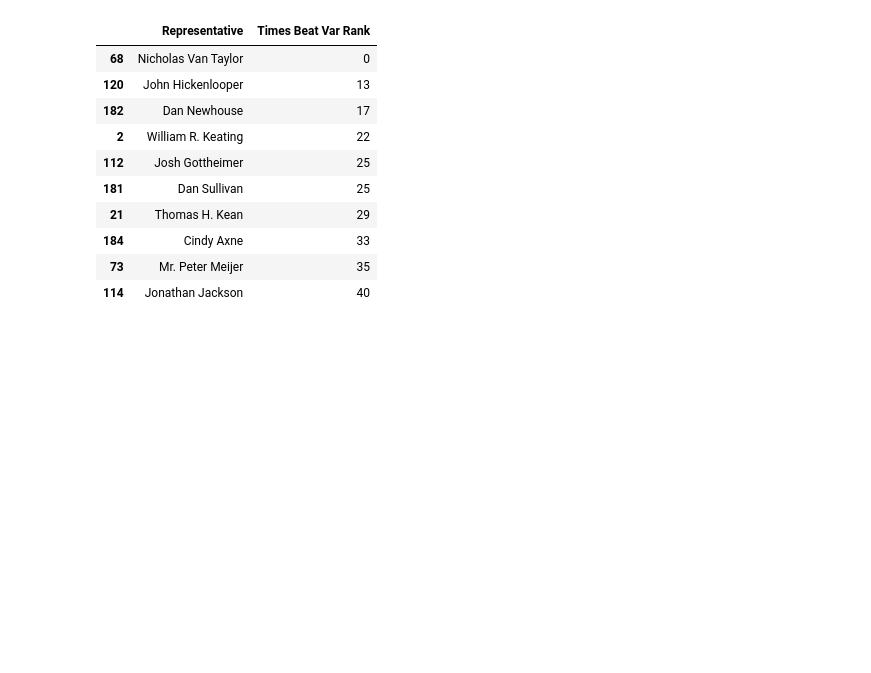
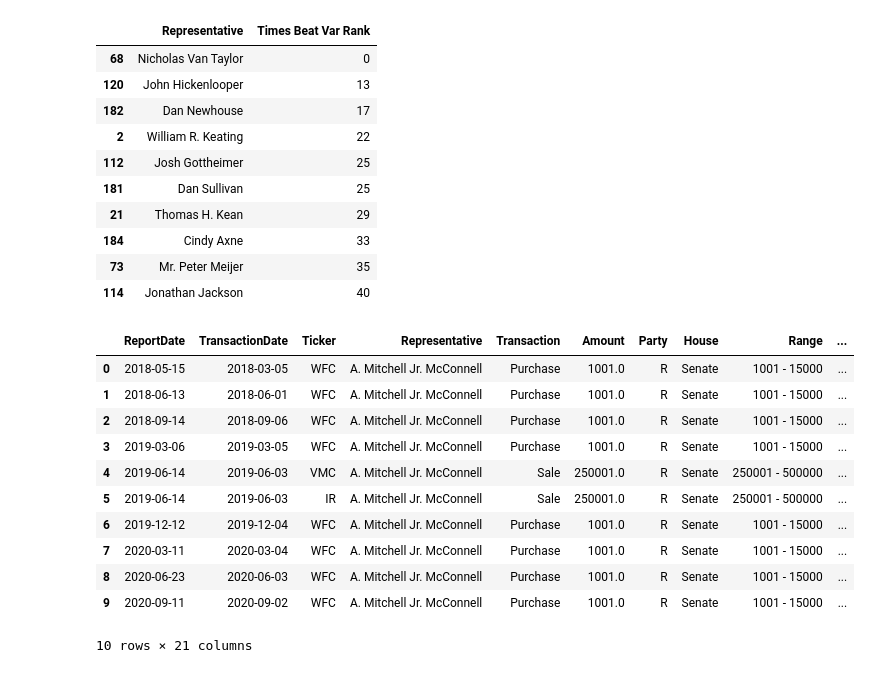
Before and after one commit to maajidhusain/capstone, a Jupyter notebook: Ranking Perms.ipynb, the cells around one changed output. Cells and saved outputs as stored; diff of their text form; code cells hidden in the pictures; blank space fills up the shorter version.

```diff
--- a/Ranking Perms.ipynb
+++ b/Ranking Perms.ipynb
@@ -114,3 +114,18 @@ x[x['Times Beat Var Rank']<=43].sort_values(by='Times Beat Var Rank',ascending=T
 | 184 | Cindy Axne | 33 |
 | 73 | Mr. Peter Meijer | 35 |
 | 114 | Jonathan Jackson | 40 |
+# %%
+congress.head(10)
+# %% [output]
+|  | ReportDate | TransactionDate | Ticker | Representative | Transaction | Amount | Party | House | Range | ... |
+| 0 | 2018-05-15 | 2018-03-05 | WFC | A. Mitchell Jr. McConnell | Purchase | 1001.0 | R | Senate | 1001 - 15000 | ... |
+| 1 | 2018-06-13 | 2018-06-01 | WFC | A. Mitchell Jr. McConnell | Purchase | 1001.0 | R | Senate | 1001 - 15000 | ... |
+| 2 | 2018-09-14 | 2018-09-06 | WFC | A. Mitchell Jr. McConnell | Purchase | 1001.0 | R | Senate | 1001 - 15000 | ... |
+| 3 | 2019-03-06 | 2019-03-05 | WFC | A. Mitchell Jr. McConnell | Purchase | 1001.0 | R | Senate | 1001 - 15000 | ... |
+| 4 | 2019-06-14 | 2019-06-03 | VMC | A. Mitchell Jr. McConnell | Sale | 250001.0 | R | Senate | 250001 - 500000 | ... |
+| 5 | 2019-06-14 | 2019-06-03 | IR | A. Mitchell Jr. McConnell | Sale | 250001.0 | R | Senate | 250001 - 500000 | ... |
+| 6 | 2019-12-12 | 2019-12-04 | WFC | A. Mitchell Jr. McConnell | Purchase | 1001.0 | R | Senate | 1001 - 15000 | ... |
+| 7 | 2020-03-11 | 2020-03-04 | WFC | A. Mitchell Jr. McConnell | Purchase | 1001.0 | R | Senate | 1001 - 15000 | ... |
+| 8 | 2020-06-23 | 2020-06-03 | WFC | A. Mitchell Jr. McConnell | Purchase | 1001.0 | R | Senate | 1001 - 15000 | ... |
+| 9 | 2020-09-11 | 2020-09-02 | WFC | A. Mitchell Jr. McConnell | Purchase | 1001.0 | R | Senate | 1001 - 15000 | ... |
+10 rows × 21 columns
```
Also changed, not shown: parts of 1 cell of this notebook, 1 other file.
